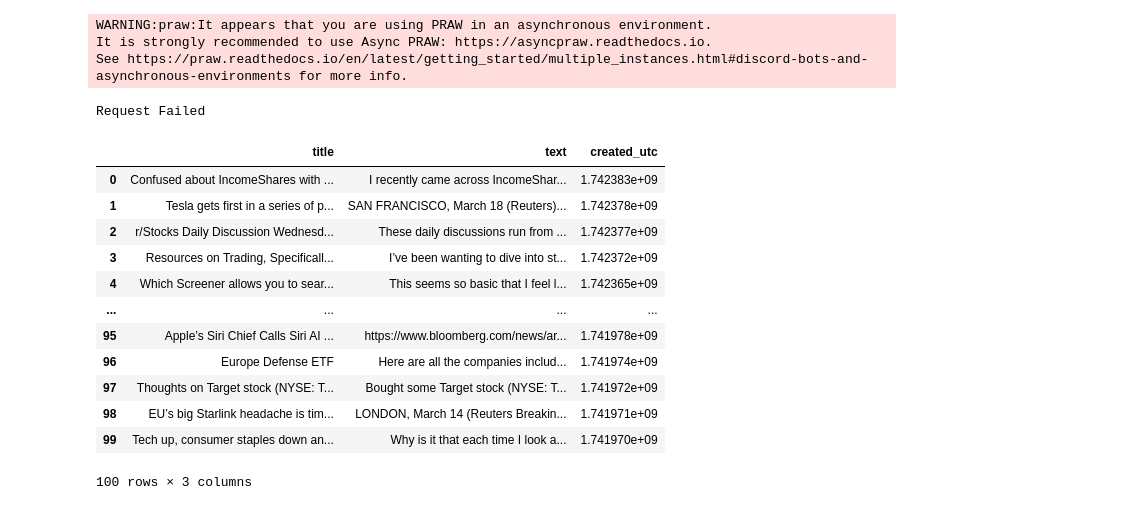
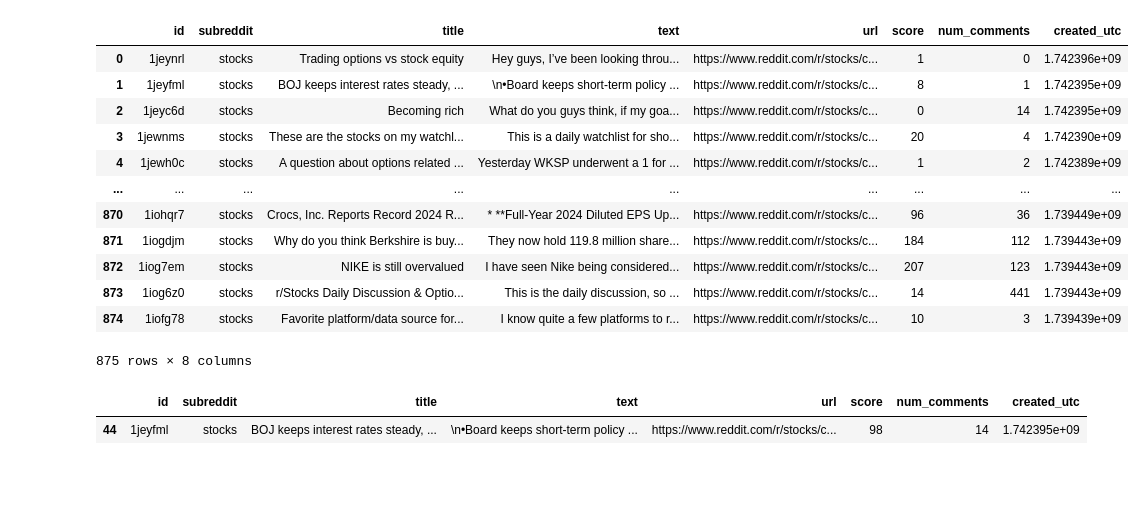
Before and after one commit to Joshuajee/AI-ML-PROJECTS, a Jupyter notebook: GET_DATA_From_Redit.ipynb, the cells around one changed output. Drawn from its saved outputs; the diff is of its cells as text; code cells hidden in the pictures; blank space fills up the shorter version.

Commit message:
Updated the data grabber

```diff
--- a/GET_DATA_From_Redit.ipynb
+++ b/GET_DATA_From_Redit.ipynb
@@ -92,0 +72,10 @@ reddit_data
+# %%
+subreddit_list = [
+    'finance', 'investing', 'stocks', 'wallstreetbets', 'StockMarket', 'economy',
+    'ValueInvesting', 'personalfinance', 'fire', 'FinancialPlanning', 'UKPersonalFinance',
+    'AusFinance', 'EuropeFIRE', 'CryptoCurrency', 'Bitcoin', 'RealEstateInvesting', 'Daytrading',
+    'Options', 'Forex', 'AlgorithmicTrading', 'Tax', 'Dividends'
+]
+# %%
+reddit_data = get_data_from_redit(subreddit_list)
+reddit_data
@@ -93,3 +170,24 @@ reddit_data
+# %%
+reddit_data.to_csv('reddit_financial_data.csv', index=True)
+# %% [output]
+|  | id | subreddit | title | text | url | score | num_comments | created_utc |
+| 0 | 1jeynrl | stocks | Trading options vs stock equity | Hey guys, I’ve been looking throu... | https://www.reddit.com/r/stocks/c... | 1 | 0 | 1.742396e+09 |
+| 1 | 1jeyfml | stocks | BOJ keeps interest rates steady, ... | \n•Board keeps short-term policy ... | https://www.reddit.com/r/stocks/c... | 8 | 1 | 1.742395e+09 |
+| 2 | 1jeyc6d | stocks | Becoming rich | What do you guys think, if my goa... | https://www.reddit.com/r/stocks/c... | 0 | 14 | 1.742395e+09 |
+| 3 | 1jewnms | stocks | These are the stocks on my watchl... | This is a daily watchlist for sho... | https://www.reddit.com/r/stocks/c... | 20 | 4 | 1.742390e+09 |
+| 4 | 1jewh0c | stocks | A question about options related ... | Yesterday WKSP underwent a 1 for ... | https://www.reddit.com/r/stocks/c... | 1 | 2 | 1.742389e+09 |
+| ... | ... | ... | ... | ... | ... | ... | ... | ... |
+| 870 | 1iohqr7 | stocks | Crocs, Inc. Reports Record 2024 R... | * **Full-Year 2024 Diluted EPS Up... | https://www.reddit.com/r/stocks/c... | 96 | 36 | 1.739449e+09 |
+| 871 | 1iogdjm | stocks | Why do you think Berkshire is buy... | They now hold 119.8 million share... | https://www.reddit.com/r/stocks/c... | 184 | 112 | 1.739443e+09 |
+| 872 | 1iog7em | stocks | NIKE is still overvalued | I have seen Nike being considered... | https://www.reddit.com/r/stocks/c... | 207 | 123 | 1.739443e+09 |
+| 873 | 1iog6z0 | stocks | r/Stocks Daily Discussion & Optio... | This is the daily discussion, so ... | https://www.reddit.com/r/stocks/c... | 14 | 441 | 1.739443e+09 |
+| 874 | 1iofg78 | stocks | Favorite platform/data source for... | I know quite a few platforms to r... | https://www.reddit.com/r/stocks/c... | 10 | 3 | 1.739439e+09 |
+875 rows × 8 columns
+# %%
+reddit_data[reddit_data['id'] == "1jeyfml"]
+# %% [output]
+|  | id | subreddit | title | text | url | score | num_comments | created_utc |
+| 44 | 1jeyfml | stocks | BOJ keeps interest rates steady, ... | \n•Board keeps short-term policy ... | https://www.reddit.com/r/stocks/c... | 98 | 14 | 1.742395e+09 |
 # %%
 # Step 2: Preprocessing
 
@@ -141,20 +204,0 @@ ai_model.visualize_topics().show()
-# %%
-get_data_from_redit('stocks', 100, 100)
-# %% [output]
-WARNING:praw:It appears that you are using PRAW in an asynchronous environment.
-It is strongly recommended to use Async PRAW: https://asyncpraw.readthedocs.io.
-See https://praw.readthedocs.io/en/latest/getting_started/multiple_instances.html#discord-bots-and-asynchronous-environments for more info.
-Request Failed
-|  | title | text | created_utc |
-| 0 | Confused about IncomeShares with ... | I recently came across IncomeShar... | 1.742383e+09 |
-| 1 | Tesla gets first in a series of p... | SAN FRANCISCO, March 18 (Reuters)... | 1.742378e+09 |
-| 2 | r/Stocks Daily Discussion Wednesd... | These daily discussions run from ... | 1.742377e+09 |
-| 3 | Resources on Trading, Specificall... | I’ve been wanting to dive into st... | 1.742372e+09 |
-| 4 | Which Screener allows you to sear... | This seems so basic that I feel l... | 1.742365e+09 |
-| ... | ... | ... | ... |
-| 95 | Apple’s Siri Chief Calls Siri AI ... | https://www.bloomberg.com/news/ar... | 1.741978e+09 |
-| 96 | Europe Defense ETF | Here are all the companies includ... | 1.741974e+09 |
-| 97 | Thoughts on Target stock (NYSE: T... | Bought some Target stock (NYSE: T... | 1.741972e+09 |
-| 98 | EU’s big Starlink headache is tim... | LONDON, March 14 (Reuters Breakin... | 1.741971e+09 |
-| 99 | Tech up, consumer staples down an... | Why is it that each time I look a... | 1.741970e+09 |
-100 rows × 3 columns
```
Also changed, not shown: parts of 7 cells of this notebook.
